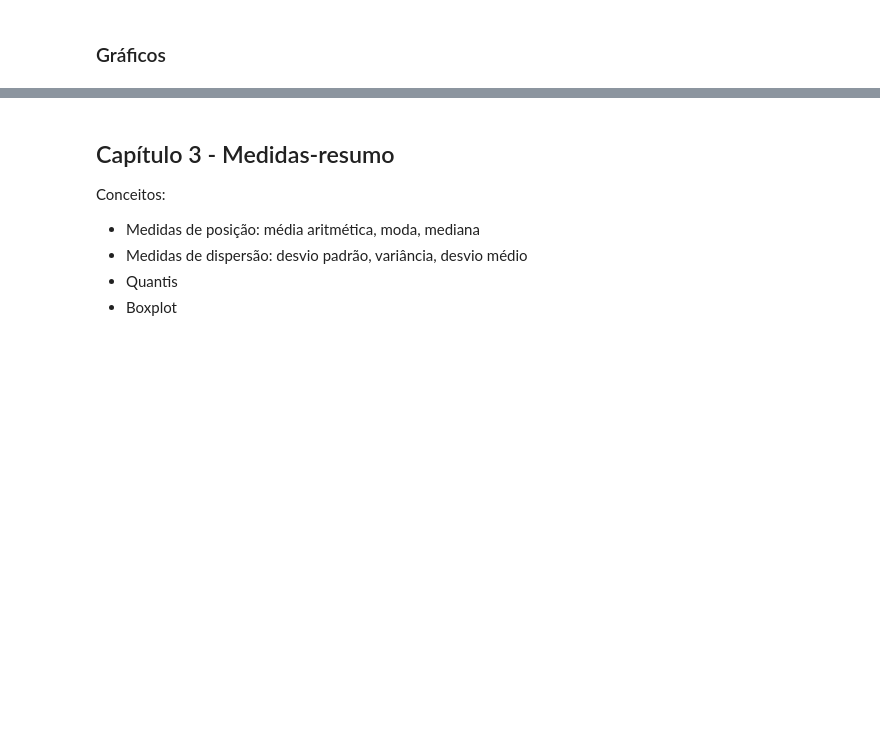
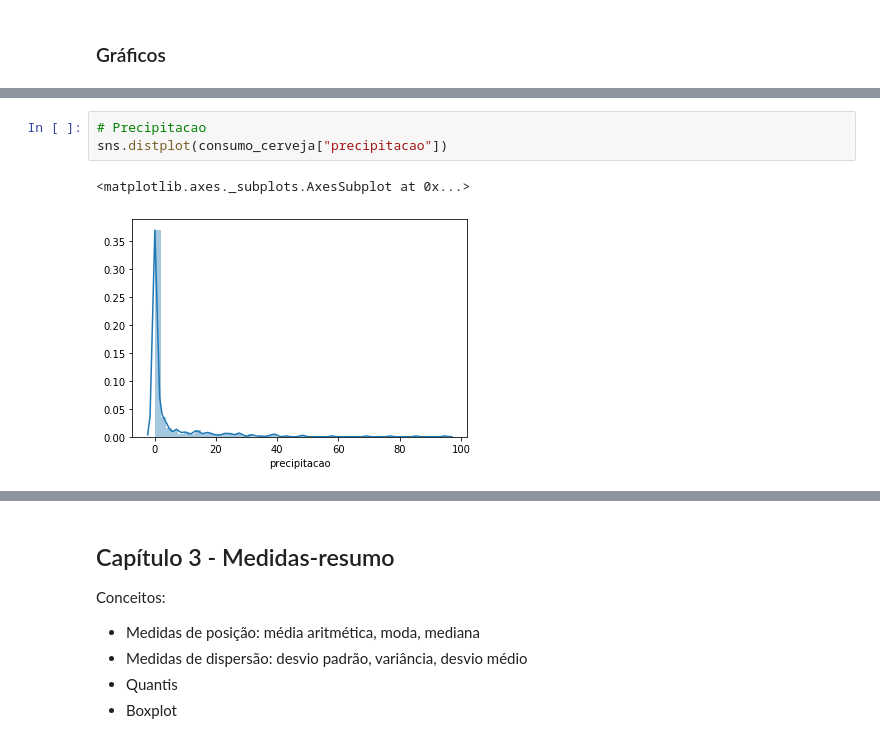
Before and after one commit to beatrizmilz/grupo_estudo_data_science_II, a Jupyter notebook: consumo_cerveja.ipynb, the cells around one changed output, grey strips where cells are left out. Drawn from its saved outputs; the diff is of its cells as text; blank space fills up the shorter version.

```diff
--- a/consumo_cerveja.ipynb
+++ b/consumo_cerveja.ipynb
@@ -307,0 +327,6 @@ pd.DataFrame({"Frequência":pd.value_counts(
+# %%
+# Precipitacao
+sns.distplot(consumo_cerveja["precipitacao"])
+# %% [output]
+<matplotlib.axes._subplots.AxesSubplot at 0x...>
+[figure, added]
```
Also changed, not shown: parts of 9 cells of this notebook.
